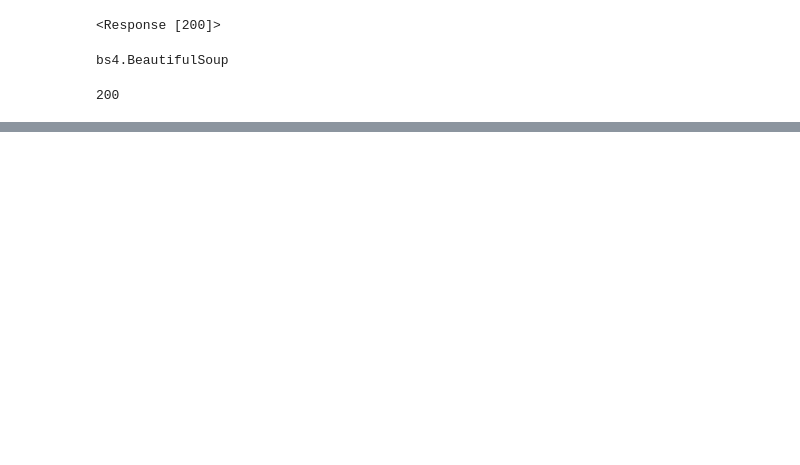
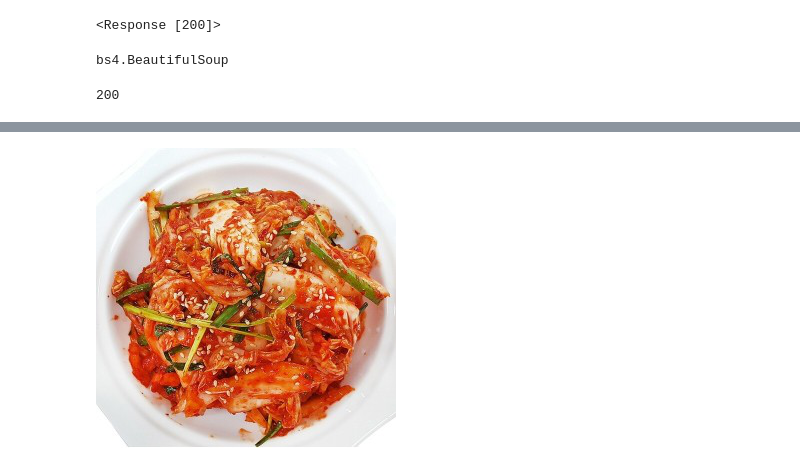
Before and after one commit to onnebang/aivle_04_crawling, a Jupyter notebook: 07_gmarket.ipynb, the cells around one changed output, grey strips where cells are left out. Drawn from its saved outputs; the diff is of its cells as text; code cells hidden in the pictures; blank space fills up the shorter version.

```diff
--- a/07_gmarket.ipynb
+++ b/07_gmarket.ipynb
@@ -81,0 +159,4 @@ df
+# %%
+pil.open("datas/002.png")
+# %% [output]
+[figure, added]
```
Also changed, not shown: parts of 15 cells of this notebook.
